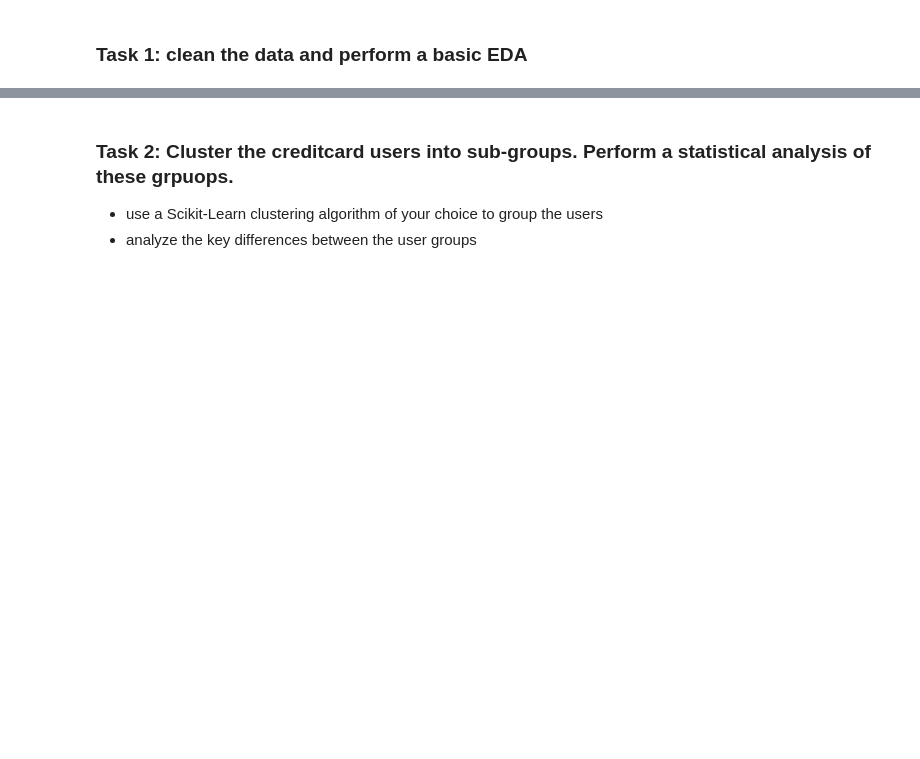
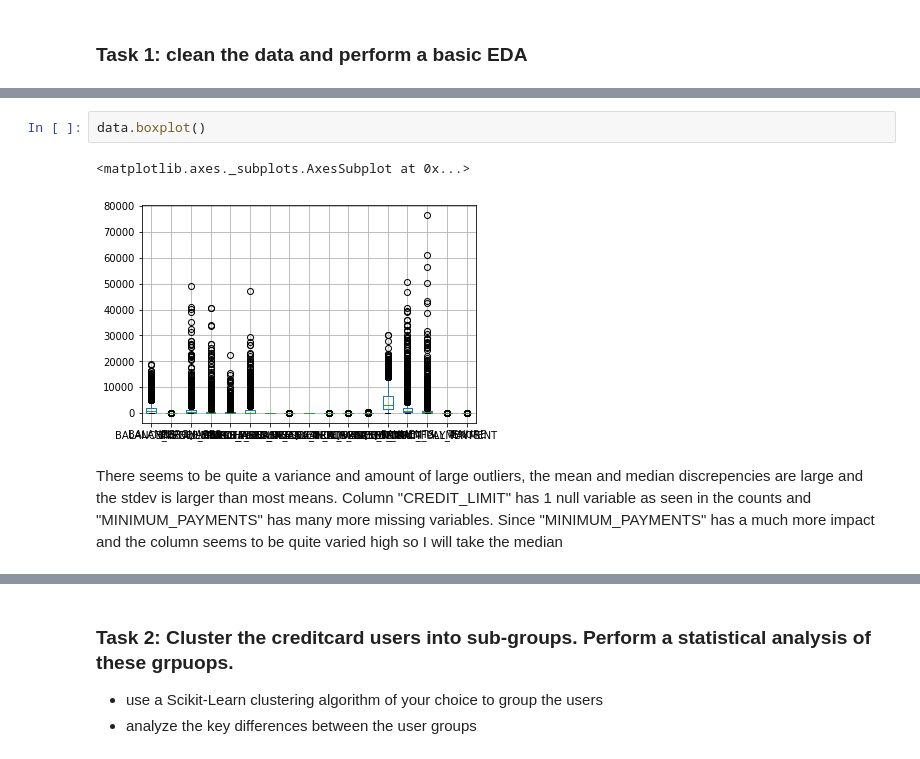
Before and after one commit to developeraakash/DataMining2020, a Jupyter notebook: week4/Assignment_2.ipynb, the cells around one changed output, grey strips where cells are left out. Cells and saved outputs as stored; diff of their text form; blank space fills up the shorter version.

```diff
--- a/week4/Assignment_2.ipynb
+++ b/week4/Assignment_2.ipynb
@@ -20,0 +62,7 @@ data.head()
+# %%
+data.boxplot()
+# %% [output]
+<matplotlib.axes._subplots.AxesSubplot at 0x...>
+[figure, added]
+# %% [markdown]
+There seems to be quite a variance and amount of large outliers, the mean and median discrepencies are large and the stdev is larger than most means. Column "CREDIT_LIMIT" has 1 null variable as seen in the counts and "MINIMUM_PAYMENTS" has many more missing variables. Since "MINIMUM_PAYMENTS" has a much more impact and the column seems to be quite varied high so I will take the median
```
Also changed, not shown: parts of 19 cells of this notebook.
